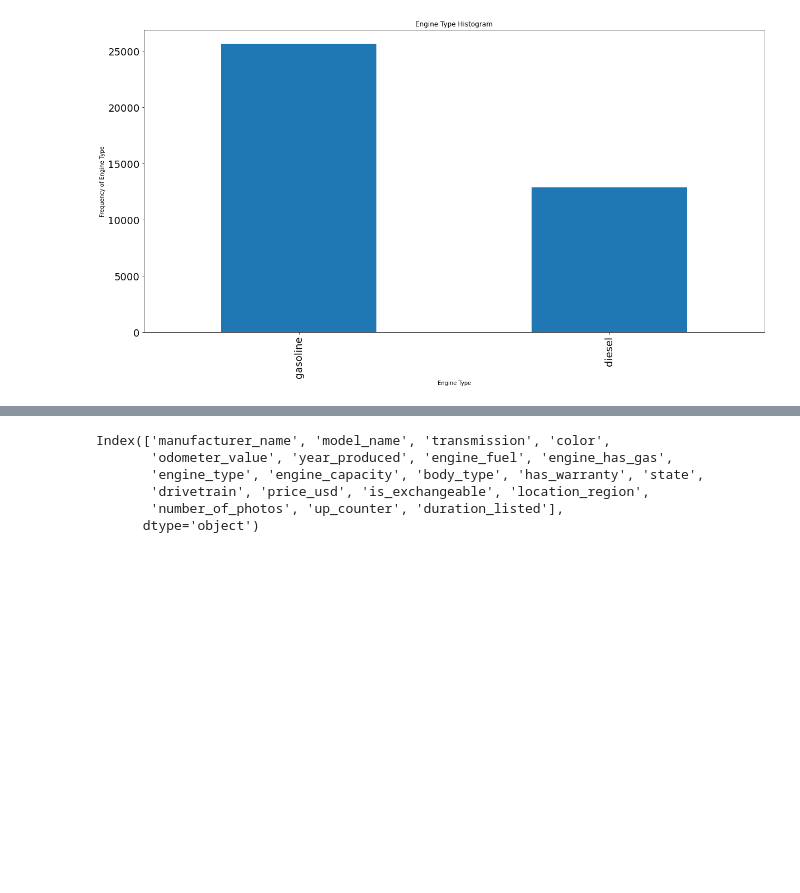
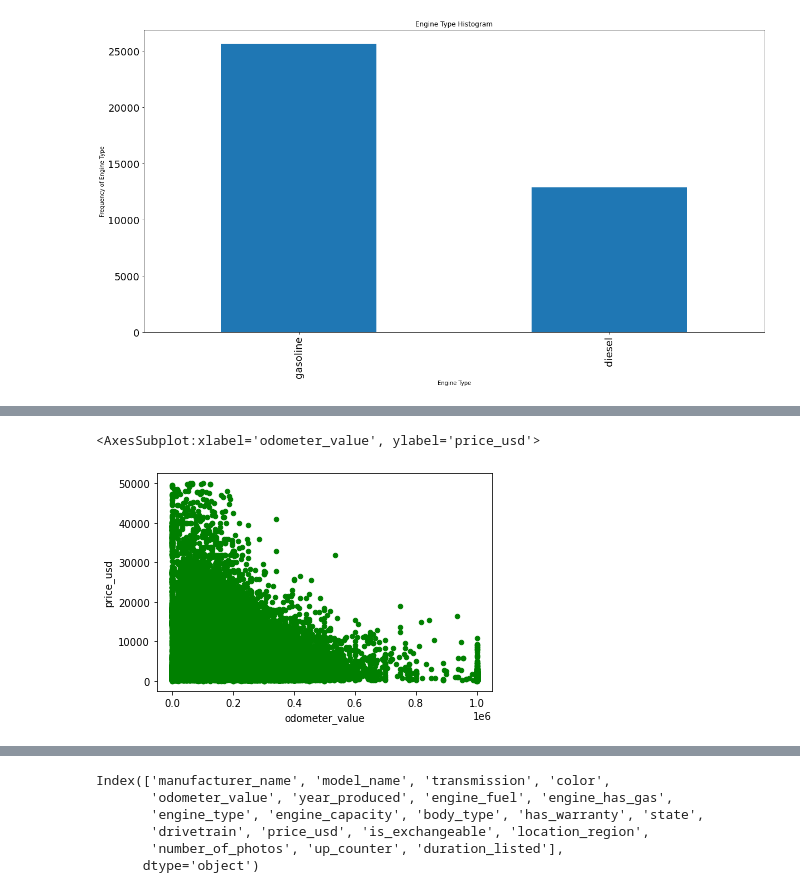
Before and after one commit to CS521-Burstein/final-project-yupj007, a Jupyter notebook: Final Project-Used Car Price.ipynb, the cells around one changed output, grey strips where cells are left out. Drawn from its saved outputs; the diff is of its cells as text; code cells hidden in the pictures; blank space fills up the shorter version.

```diff
--- a/Final Project-Used Car Price.ipynb
+++ b/Final Project-Used Car Price.ipynb
@@ -135,3 +135,8 @@ df.plot.scatter(x='year_produced', y='price_usd', color='Red')
+# %%
+df.plot.scatter(x='odometer_value', y='price_usd', color='Green')
+# %% [output]
+<AxesSubplot:xlabel='odometer_value', ylabel='price_usd'>
+[figure, added]
 # %%
 # Digitized categorical variables
 encoders = {}
```
Also changed, not shown: parts of 10 cells of this notebook, 3 other files.
